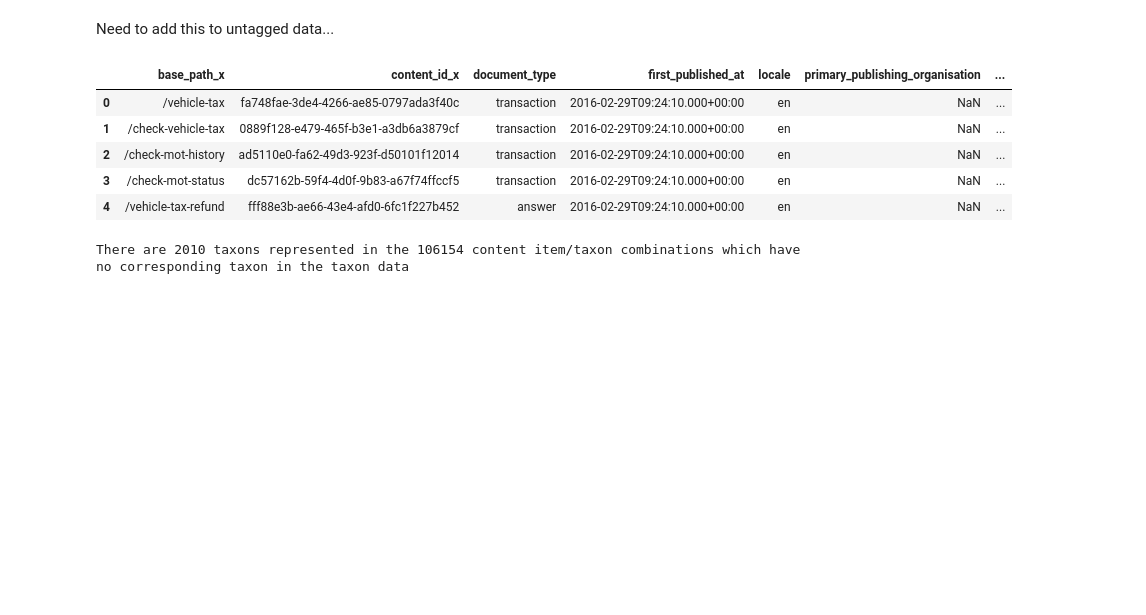
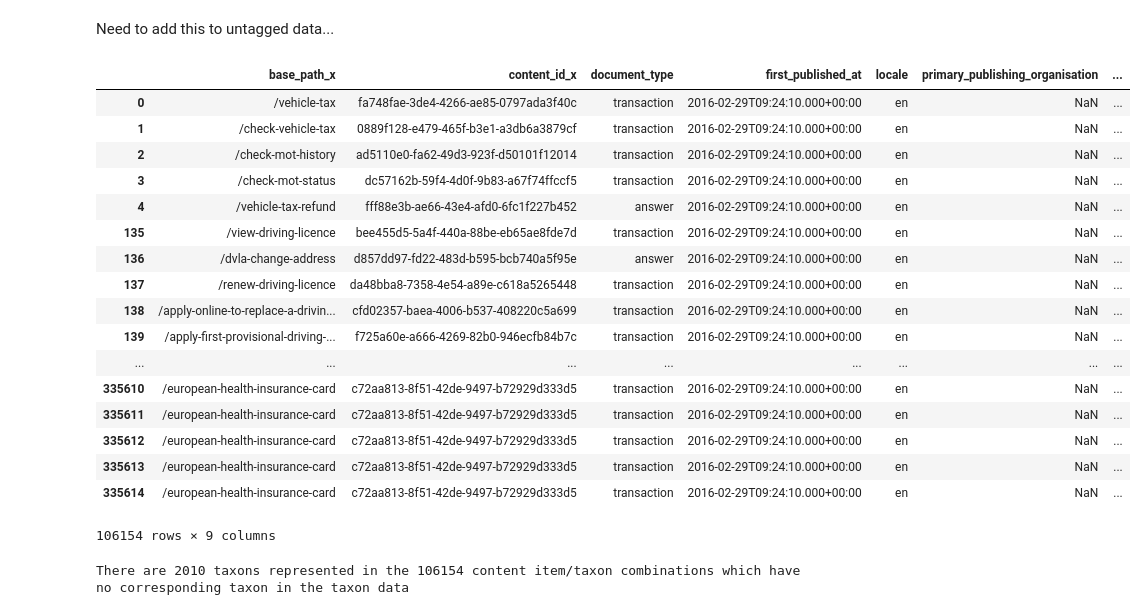
Before and after one commit to alphagov/govuk-taxonomy-supervised-learning, a Jupyter notebook: python/notebooks/EDA-prepare-and-count-data.ipynb, the cells around one changed output. Drawn from its saved outputs; the diff is of its cells as text; code cells hidden in the pictures; blank space fills up the shorter version.

```diff
--- a/python/notebooks/EDA-prepare-and-count-data.ipynb
+++ b/python/notebooks/EDA-prepare-and-count-data.ipynb
@@ -226,11 +226,23 @@ Need to add this to untagged data...
 content_old_taxons = content_taxons[['base_path_x', 'content_id_x', 'document_type', 'first_published_at', 'locale',
        'primary_publishing_organisation', 'publishing_app', 'title', 'taxon_id']][content_taxons._merge == 'left_only']
 # %%
-content_old_taxons.head()
+content_old_taxons
 # %% [output]
 |  | base_path_x | content_id_x | document_type | first_published_at | locale | primary_publishing_organisation | ... |
 | 0 | /vehicle-tax | fa748fae-3de4-4266-ae85-0797ada3f40c | transaction | 2016-02-29T09:24:10.000+00:00 | en | NaN | ... |
 | 1 | /check-vehicle-tax | 0889f128-e479-465f-b3e1-a3db6a3879cf | transaction | 2016-02-29T09:24:10.000+00:00 | en | NaN | ... |
 | 2 | /check-mot-history | ad5110e0-fa62-49d3-923f-d50101f12014 | transaction | 2016-02-29T09:24:10.000+00:00 | en | NaN | ... |
 | 3 | /check-mot-status | dc57162b-59f4-4d0f-9b83-a67f74ffccf5 | transaction | 2016-02-29T09:24:10.000+00:00 | en | NaN | ... |
 | 4 | /vehicle-tax-refund | fff88e3b-ae66-43e4-afd0-6fc1f227b452 | answer | 2016-02-29T09:24:10.000+00:00 | en | NaN | ... |
+| 135 | /view-driving-licence | bee455d5-5a4f-440a-88be-eb65ae8fde7d | transaction | 2016-02-29T09:24:10.000+00:00 | en | NaN | ... |
+| 136 | /dvla-change-address | d857dd97-fd22-483d-b595-bcb740a5f95e | answer | 2016-02-29T09:24:10.000+00:00 | en | NaN | ... |
+| 137 | /renew-driving-licence | da48bba8-7358-4e54-a89e-c618a5265448 | transaction | 2016-02-29T09:24:10.000+00:00 | en | NaN | ... |
+| 138 | /apply-online-to-replace-a-drivin... | cfd02357-baea-4006-b537-408220c5a699 | transaction | 2016-02-29T09:24:10.000+00:00 | en | NaN | ... |
+| 139 | /apply-first-provisional-driving-... | f725a60e-a666-4269-82b0-946ecfb84b7c | transaction | 2016-02-29T09:24:10.000+00:00 | en | NaN | ... |
+| ... | ... | ... | ... | ... | ... | ... | ... |
+| 335610 | /european-health-insurance-card | c72aa813-8f51-42de-9497-b72929d333d5 | transaction | 2016-02-29T09:24:10.000+00:00 | en | NaN | ... |
+| 335611 | /european-health-insurance-card | c72aa813-8f51-42de-9497-b72929d333d5 | transaction | 2016-02-29T09:24:10.000+00:00 | en | NaN | ... |
+| 335612 | /european-health-insurance-card | c72aa813-8f51-42de-9497-b72929d333d5 | transaction | 2016-02-29T09:24:10.000+00:00 | en | NaN | ... |
+| 335613 | /european-health-insurance-card | c72aa813-8f51-42de-9497-b72929d333d5 | transaction | 2016-02-29T09:24:10.000+00:00 | en | NaN | ... |
+| 335614 | /european-health-insurance-card | c72aa813-8f51-42de-9497-b72929d333d5 | transaction | 2016-02-29T09:24:10.000+00:00 | en | NaN | ... |
+106154 rows × 9 columns
```
Also changed, not shown: parts of 1 cell of this notebook.
